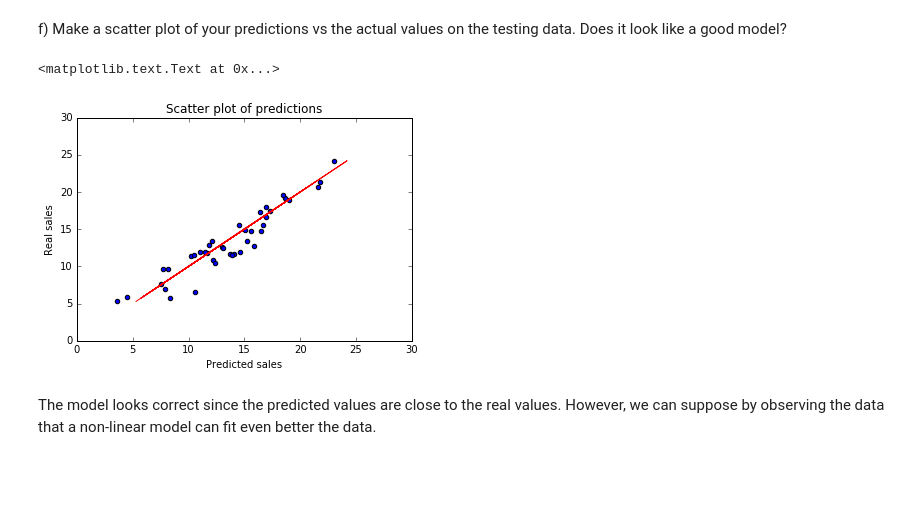
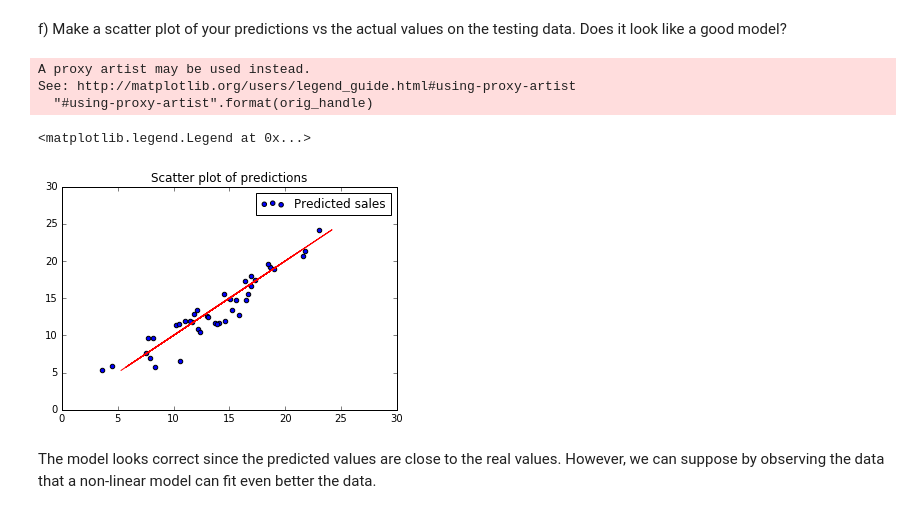
Before and after one commit to Columbia-Intro-Data-Science/python-introduction-ValentinFauveau, a Jupyter notebook: Homework 1 - Github and Pandas.ipynb, the cells around one changed output. Drawn from its saved outputs; the diff is of its cells as text; code cells hidden in the pictures; blank space fills up the shorter version.

```diff
--- a/Homework 1 - Github and Pandas.ipynb
+++ b/Homework 1 - Github and Pandas.ipynb
@@ -193,13 +193,15 @@ We observe that our R^2 is very close to 1 indicating a positive linear correlat
 f) Make a scatter plot of your predictions vs the actual values on the testing data. Does it look like a good model?
 # %%
 plt.title('Scatter plot of predictions')
-plt.scatter(pred,ytest)
-plt.plot(ytest,ytest,'r')
-plt.ylabel('Real sales')
-plt.xlabel('Predicted sales')
+p1 = plt.scatter(pred,ytest)
+p2 = plt.plot(ytest,ytest,'r')
+plt.legend([p1 , p2], ["Predicted sales","Real sales"])
 # %% [output]
-<matplotlib.text.Text at 0x...>
+A proxy artist may be used instead.
+See: http://matplotlib.org/users/legend_guide.html#using-proxy-artist
+  "#using-proxy-artist".format(orig_handle)
+<matplotlib.legend.Legend at 0x...>
-[figure, old version]
+[figure, new version]
 # %% [markdown]
 The model looks correct since the predicted values are close to the real values. However, we can suppose by observing the data that a non-linear model can fit even better the data.
 # %% [markdown]
```
